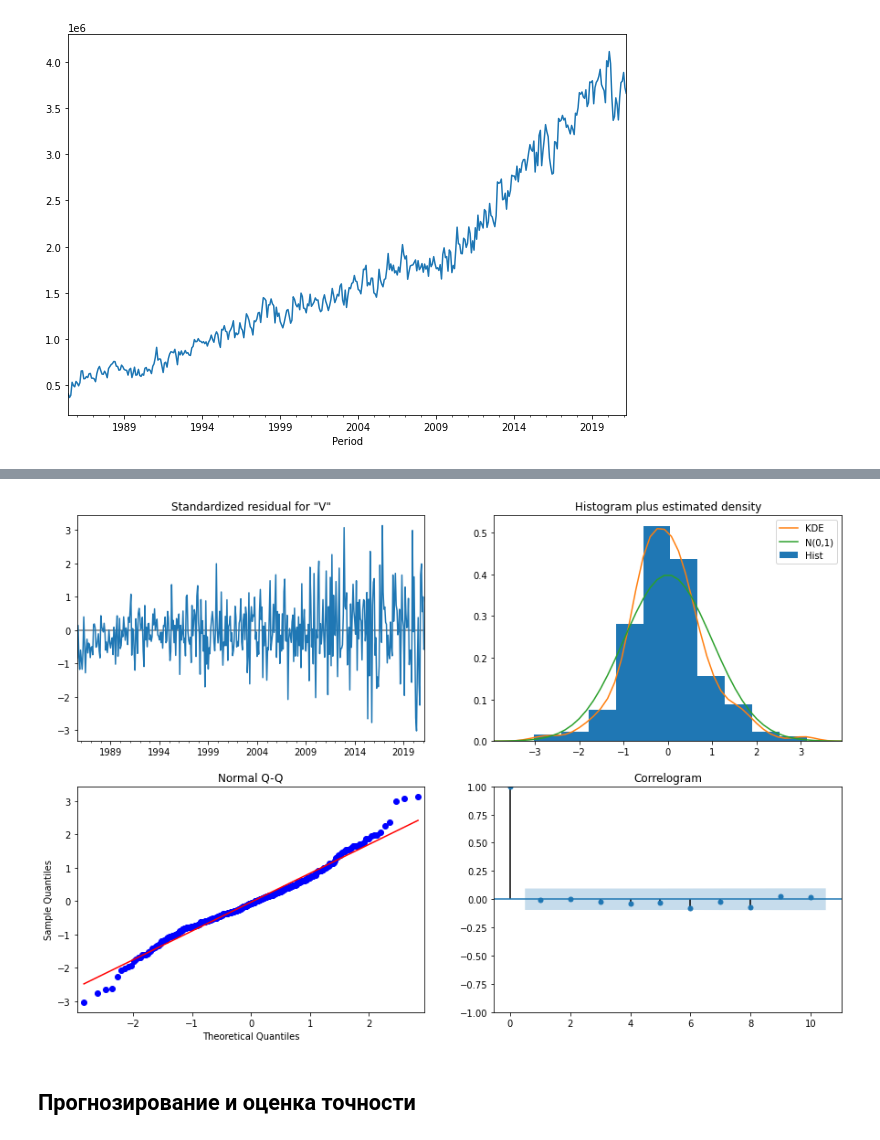
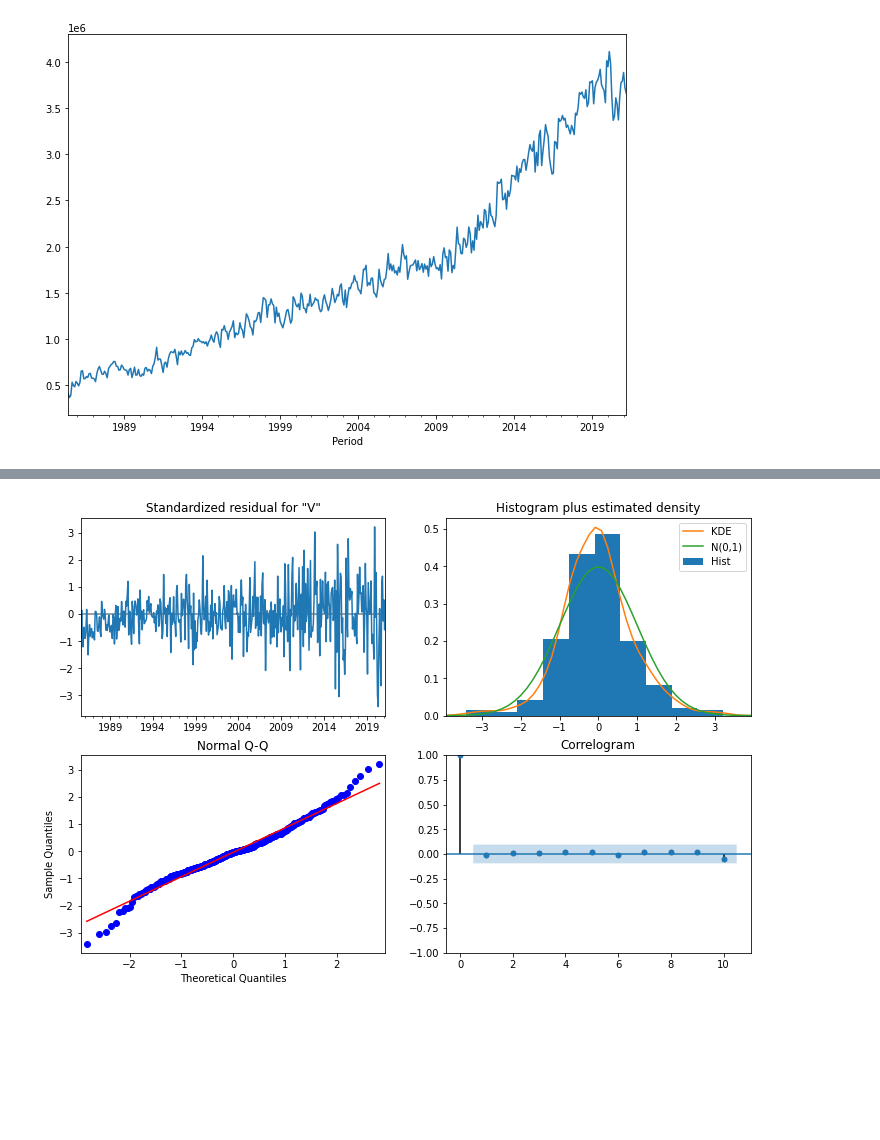
Before and after one commit to LeoLioLieLion/arima-test, a Jupyter notebook: ARIMA_test.ipynb, the cells around one changed output, grey strips where cells are left out. Drawn from its saved outputs; the diff is of its cells as text; code cells hidden in the pictures; blank space fills up the shorter version.

```diff
--- a/ARIMA_test.ipynb
+++ b/ARIMA_test.ipynb
@@ -44,0 +36,16 @@ timeseries.plot(figsize=(10, 7))
+# %%
+import warnings
+warnings.filterwarnings("ignore")
+
+p = range(0,10)
+d = q = range(0,3)
+pdq = list(itertools.product(p, d, q))
+best_pdq = (0,0,0)
+best_aic = np.inf
+for params in pdq:
+  model_test = ARIMA(timeseries, order = params)
+  result_test = model_test.fit()
+  if result_test.aic < best_aic:
+    best_pdq = params
+    best_aic = result_test.aic
+print(best_pdq, best_aic)
@@ -45,5 +54,5 @@ timeseries.plot(figsize=(10, 7))
 # %%
-model = ARIMA(timeseries, order=(5,2,1))
+model = ARIMA(timeseries, order=best_pdq)
 result = model.fit()
 result.summary()
 # %% [output]
@@ -73,10 +86,8 @@ Warnings:
 # %%
-result.plot_diagnostics(figsize=(15, 10))
+result.plot_diagnostics(figsize=(12, 8))
 plt.show()
 # %% [output]
-[figure, old version]
+[figure, new version]
-# %% [markdown]
-## Прогнозирование и оценка точности
 # %%
 pred = result.get_prediction(start='2000-01-01', end='2023-01-01', dynamic=False)
 pred_ci = pred.conf_int()
```
Also changed, not shown: parts of 8 cells of this notebook.
